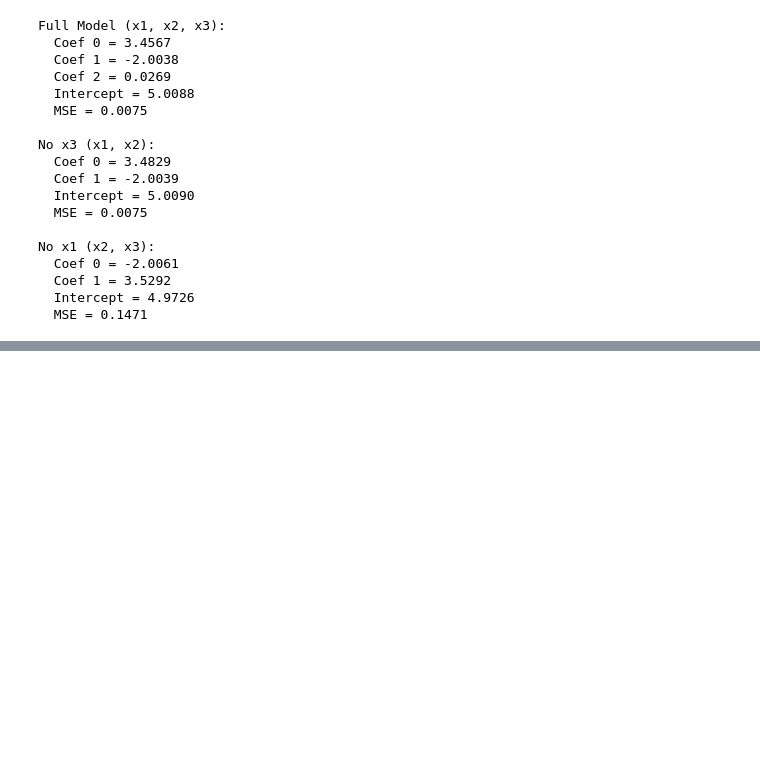
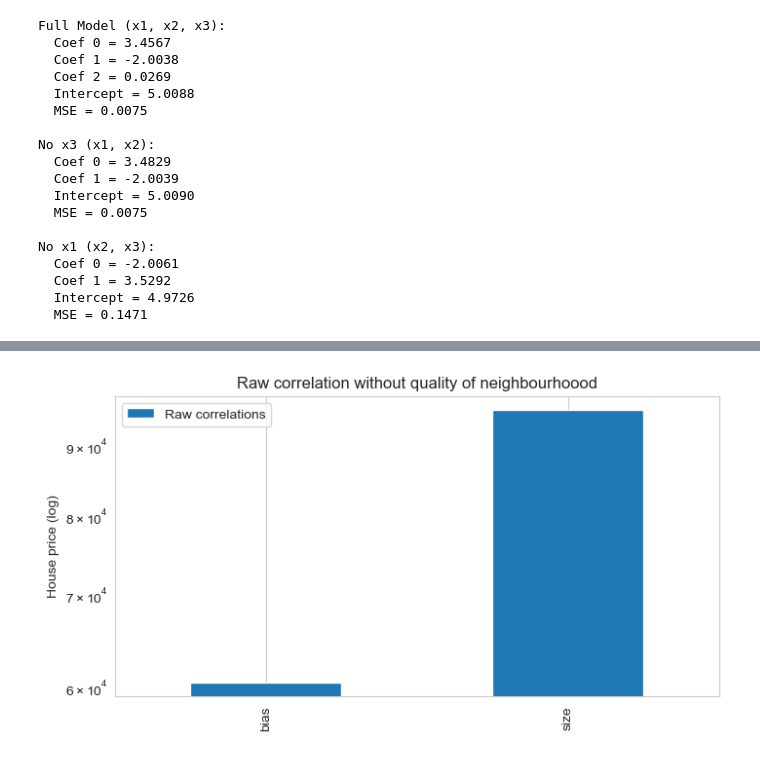
Before and after one commit to tendulkar/AIPractice, a Jupyter notebook: LinearRegression/ClosedForm.ipynb, the cells around one changed output, grey strips where cells are left out. Cells and saved outputs as stored; diff of their text form; code cells hidden in the pictures; blank space fills up the shorter version.

```diff
--- a/LinearRegression/ClosedForm.ipynb
+++ b/LinearRegression/ClosedForm.ipynb
@@ -357,0 +710,31 @@ No x1 (x2, x3):
+# %%
+np.random.seed(0)
+# Create 200 data points
+n_samples = 200
+
+# Feature 1: House Size in thousands of square feet
+size_in_k_sqft = np.random.normal(1.5, 0.3, n_samples)
+
+# Feature 2: Neighborhood Quality (correlated with size)
+quality_of_neighborhood = size_in_k_sqft + np.random.normal(0, 0.2, n_samples)
+
+# True Target: Price in Grands (thousands of dollars)
+# Only depends on size
+y_grands = 200 * size_in_k_sqft + np.random.normal(0, 20, n_samples)
+
+# Create our feature matrix with ONLY size
+X_simple = np.c_[np.ones(n_samples), size_in_k_sqft]
+
+# Calculate Raw Correlation Vector
+raw_corr_simple = X_simple.T @ y_grands
+
+raw_corr_simple_df = pd.DataFrame({
+    'Raw correlations': raw_corr_simple,
+}, index=['bias', 'size'])
+raw_corr_simple_df.plot(kind='bar', figsize=(8, 4))
+plt.title('Raw correlation without quality of neighbourhoood')
+plt.ylabel('House price (log)')
+plt.yscale('log')
+plt.show()
+# %% [output]
+[figure, added]
```
Also changed, not shown: parts of 9 cells of this notebook, 2 other files.
